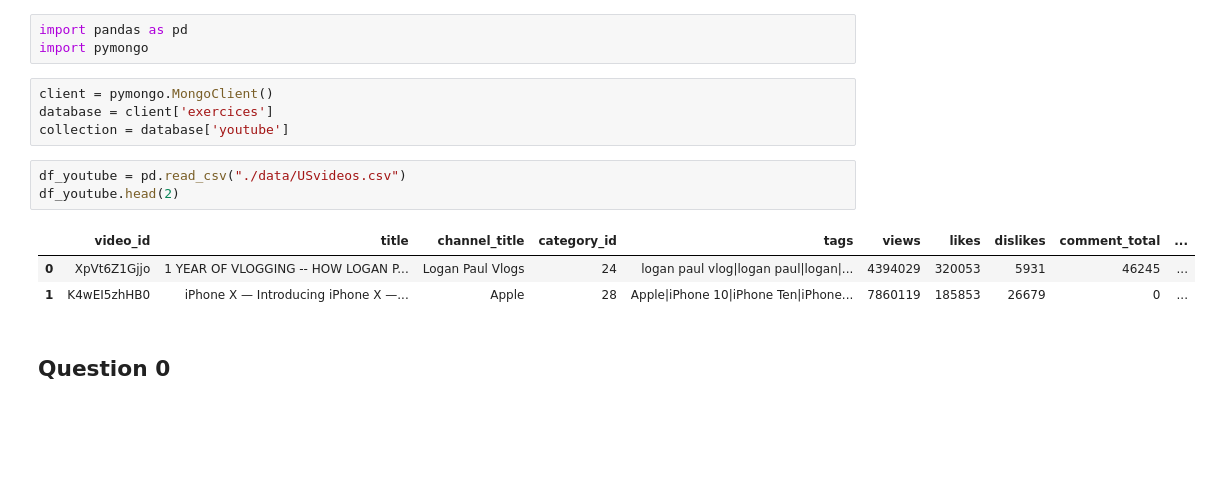
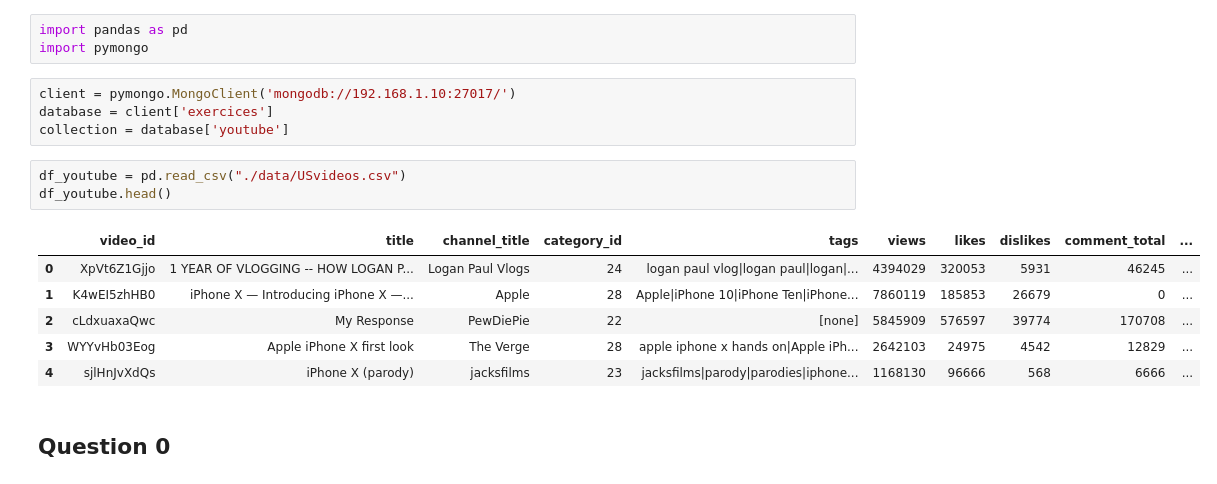
Before and after one commit to clementB94/DataEngineerTools, a Jupyter notebook: 3Mongo/ExerciceYoutube.ipynb, the cells around one changed output. Cells and saved outputs as stored; diff of their text form; blank space fills up the shorter version.

```diff
--- a/3Mongo/ExerciceYoutube.ipynb
+++ b/3Mongo/ExerciceYoutube.ipynb
@@ -17,16 +17,19 @@ Merger le fichier US_category_id.json pour récupérer le nom des catégories. I
 import pandas as pd
 import pymongo
 # %%
-client = pymongo.MongoClient()
+client = pymongo.MongoClient('mongodb://192.168.1.10:27017/')
 database = client['exercices']
 collection = database['youtube']
 # %%
 df_youtube = pd.read_csv("./data/USvideos.csv")
-df_youtube.head(2)
+df_youtube.head()
 # %% [output]
 |  | video_id | title | channel_title | category_id | tags | views | likes | dislikes | comment_total | ... |
 | 0 | XpVt6Z1Gjjo | 1 YEAR OF VLOGGING -- HOW LOGAN P... | Logan Paul Vlogs | 24 | logan paul vlog|logan paul|logan|... | 4394029 | 320053 | 5931 | 46245 | ... |
 | 1 | K4wEI5zhHB0 | iPhone X — Introducing iPhone X —... | Apple | 28 | Apple|iPhone 10|iPhone Ten|iPhone... | 7860119 | 185853 | 26679 | 0 | ... |
+| 2 | cLdxuaxaQwc | My Response | PewDiePie | 22 | [none] | 5845909 | 576597 | 39774 | 170708 | ... |
+| 3 | WYYvHb03Eog | Apple iPhone X first look | The Verge | 28 | apple iphone x hands on|Apple iPh... | 2642103 | 24975 | 4542 | 12829 | ... |
+| 4 | sjlHnJvXdQs | iPhone X (parody) | jacksfilms | 23 | jacksfilms|parody|parodies|iphone... | 1168130 | 96666 | 568 | 6666 | ... |
 # %% [markdown]
 ## Question 0
 # %% [markdown]
```
Also changed, not shown: parts of 10 cells of this notebook, 1 other file.
